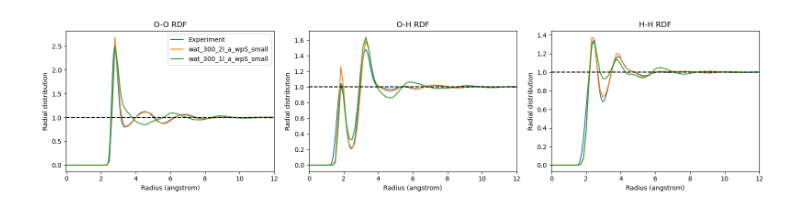
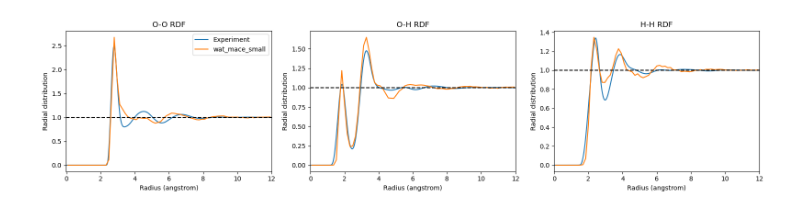
Before and after one commit to heid-lab/grace-off, a Jupyter notebook: analysis/rdf.ipynb, the cells around one changed output. Cells and saved outputs as stored; diff of their text form; code cells hidden in the pictures.

```diff
--- a/analysis/rdf.ipynb
+++ b/analysis/rdf.ipynb
@@ -55,0 +7,7 @@ plt.show()
+# %%
+## Convert ase trajectory
+# ! ase convert ../output/wat_mace_small/wat_300_npt.traj ../output/wat_mace_small/wat_300_npt.pdb
+
+wat_mace_small = mda.Universe("../output/wat_mace_small/wat_300_npt.pdb")
+
+models = [wat_mace_small]
@@ -56,33 +47,35 @@ plt.show()
 # %%
-# water data ----------------------------------
-
-exp_water = pd.read_csv("/site/raid3/anna/test_waterbox/exp_water.dat", delimiter='\t')
-r_A=exp_water[" r[A] "]
-rdf_exp_OO=exp_water["O–O "]
-rdf_exp_Oh=exp_water["O–H "]
-rdf_exp_hh=exp_water["H–H "]
+exp_water = pd.read_csv("../data/exp_data/exp_water.dat", delimiter="\t")
+r_A = exp_water[" r[A] "]
+rdf_exp_OO = exp_water["O–O "]
+rdf_exp_Oh = exp_water["O–H "]
+rdf_exp_hh = exp_water["H–H "]
 xlim_lower, xlim_upper = -0.2, 10
 
 fig, axes = plt.subplots(1, 3, figsize=(16, 4))
-axes[0].plot(r_A, rdf_exp_OO, label = "Experiment")
-axes[1].plot(r_A, rdf_exp_Oh, label = "Experiment")
-axes[2].plot(r_A, rdf_exp_hh, label = "Experiment")
+axes[0].plot(r_A, rdf_exp_OO, label="Experiment")
+axes[1].plot(r_A, rdf_exp_Oh, label="Experiment")
+axes[2].plot(r_A, rdf_exp_hh, label="Experiment")
 
 
-for u in [u_grace_wat_2l_a_wpS_small, u_grace_wat_1l_a_wpS_small]:
-        rdf=model_rdf[u]
-        for i, combination in enumerate(["o-o","o-h","h-h"]):
+for u in models:
+    rdf = model_rdf[u]
+    for i, combination in enumerate(["o-o", "o-h", "h-h"]):
 
-                axes[i].plot(rdf[combination].results.bins, rdf[combination].results.rdf, label = u.filename.split('.')[0] )
-                axes[i].axhline(y=1, color='k', linestyle='--')
-                axes[i].set_xlabel('Radius (angstrom)')
-                axes[i].set_ylabel('Radial distribution')
-                axes[i].set_title(f'{combination.upper()} RDF')
-                axes[i].set_xlim(-0.01, 12)
-                axes[0].legend()
+        axes[i].plot(
+            rdf[combination].results.bins,
+            rdf[combination].results.rdf,
+            label=u.filename.split("/")[2],
+        )
+        axes[i].axhline(y=1, color="k", linestyle="--")
+        axes[i].set_xlabel("Radius (angstrom)")
+        axes[i].set_ylabel("Radial distribution")
+        axes[i].set_title(f"{combination.upper()} RDF")
+        axes[i].set_xlim(-0.01, 12)
+        axes[0].legend()
 
 plt.tight_layout()
 plt.savefig("waterbox_rdf_comparison_exp.png", dpi=300)
 plt.show()
 # %% [output]
-[figure, old version]
+[figure, new version]
```
Also changed, not shown: parts of 3 cells of this notebook, 3 other files.
